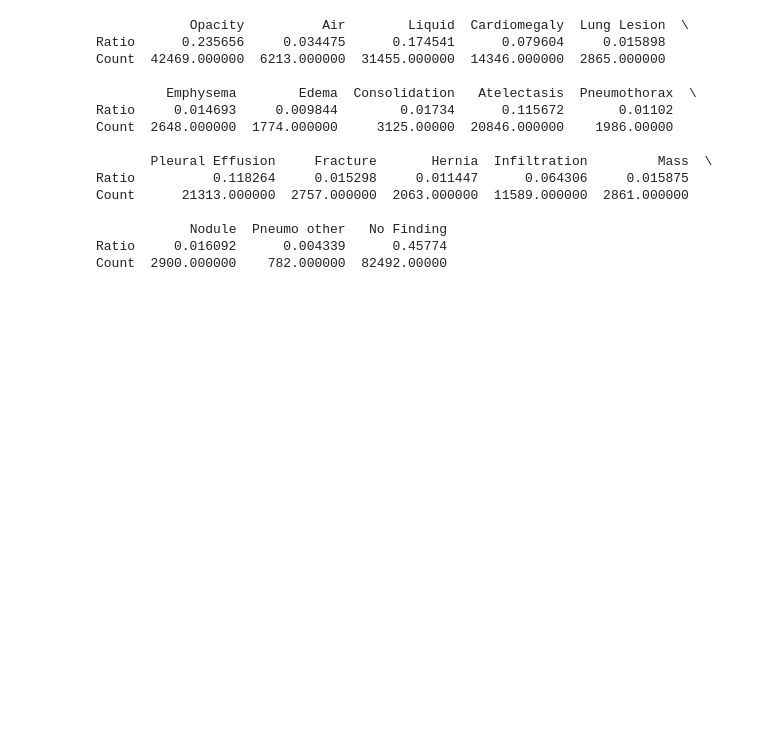
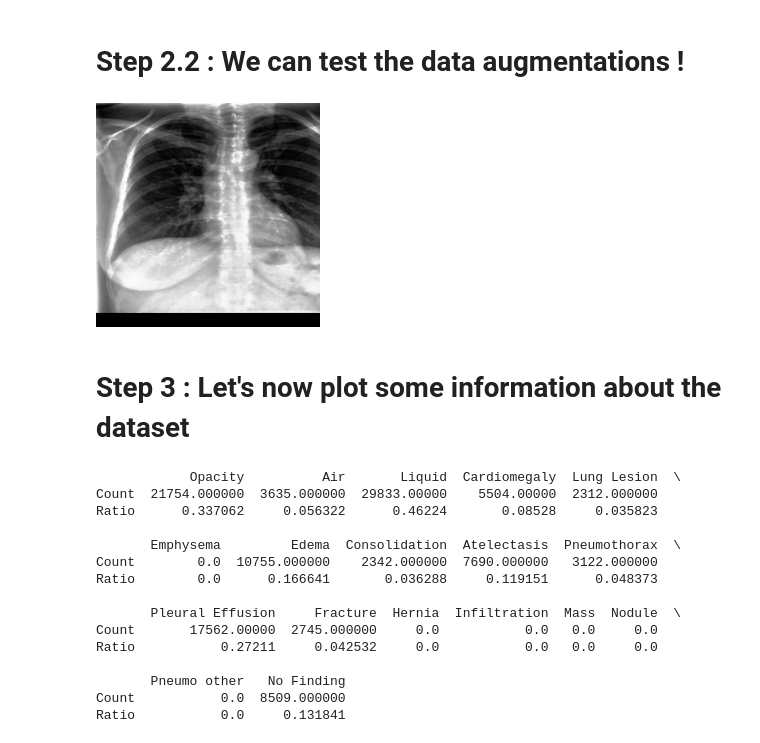
Before and after one commit to CCSMTL/IA-MED_IMG, a Jupyter notebook: CheXpert2/sanity_check.ipynb, the cells around one changed output. Drawn from its saved outputs; the diff is of its cells as text; code cells hidden in the pictures; blank space fills up the shorter version.

```diff
--- a/CheXpert2/sanity_check.ipynb
+++ b/CheXpert2/sanity_check.ipynb
@@ -42,20 +76,41 @@ error: OpenCV(4.6.0) /io/opencv/modules/imgproc/src/resize.cpp:4052: error: (-21
+# %% [markdown]
+# Step 2.2 : We can test the data augmentations !
+# %%
+import albumentations as A
+import cv2 as cv
+#image  = A.augmentations.geometric.transforms.Affine(scale=(0.95,1.05),translate_percent=(0.05,0.05),rotate=(-15,15),shear=None,cval=0,keep_ratio=True,p=1)(image=np.array(frontal_image)[:,:,None])["image"]
+
+# image  = A.augmentations.transforms.ColorJitter(brightness=0.4, contrast=0.4, saturation=0.4, always_apply=False,p=1)(image=np.array(frontal_image)[:,:,None])["image"]
+
+image = A.GridDistortion(num_steps=1,distort_limit=0.3,interpolation=1,border_mode=0,value=None,mask_value=None,always_apply=False,p=1)(image=np.array(frontal_image)[:,:,None])["image"]
+
+# image = A.ElasticTransform(alpha=0.2, sigma=25, alpha_affine=50, interpolation=1, value=None,p=1, border_mode=cv.BORDER_CONSTANT)(image=np.array(frontal_image)[:,:,None])["image"]
+
+image = Image.fromarray(image.squeeze())
+
+image.show()
+# %% [output]
+[figure, added]
+# %% [markdown]
+# Step 3 : Let's now plot some information about the dataset
 # %%
-data = np.concatenate([dataset.count.reshape((1,18)),dataset.count.reshape((1,18))*len(dataset)])
-data = pd.DataFrame(data,columns=names,index=["Ratio","Count"])
+
+data = np.concatenate([dataset.count.reshape((1,18)),dataset.count.reshape((1,18))/len(dataset)])
+data = pd.DataFrame(data,columns=names,index=["Count","Ratio"])
 print(data)
 # %% [output]
-            Opacity          Air        Liquid  Cardiomegaly  Lung Lesion  \
-Ratio      0.235656     0.034475      0.174541      0.079604     0.015898
-Count  42469.000000  6213.000000  31455.000000  14346.000000  2865.000000
+            Opacity          Air       Liquid  Cardiomegaly  Lung Lesion  \
+Count  21754.000000  3635.000000  29833.00000    5504.00000  2312.000000
+Ratio      0.337062     0.056322      0.46224       0.08528     0.035823
 
-         Emphysema        Edema  Consolidation   Atelectasis  Pneumothorax  \
-Ratio     0.014693     0.009844        0.01734      0.115672       0.01102
-Count  2648.000000  1774.000000     3125.00000  20846.000000    1986.00000
+       Emphysema         Edema  Consolidation  Atelectasis  Pneumothorax  \
+Count        0.0  10755.000000    2342.000000  7690.000000   3122.000000
+Ratio        0.0      0.166641       0.036288     0.119151      0.048373
 
-       Pleural Effusion     Fracture       Hernia  Infiltration         Mass  \
-Ratio          0.118264     0.015298     0.011447      0.064306     0.015875
-Count      21313.000000  2757.000000  2063.000000  11589.000000  2861.000000
+       Pleural Effusion     Fracture  Hernia  Infiltration  Mass  Nodule  \
+Count       17562.00000  2745.000000     0.0           0.0   0.0     0.0
+Ratio           0.27211     0.042532     0.0           0.0   0.0     0.0
 
-            Nodule  Pneumo other   No Finding
-Ratio     0.016092      0.004339      0.45774
-Count  2900.000000    782.000000  82492.00000
+       Pneumo other   No Finding
+Count           0.0  8509.000000
+Ratio           0.0     0.131841
```
Also changed, not shown: parts of 8 cells of this notebook, 3 other files.
